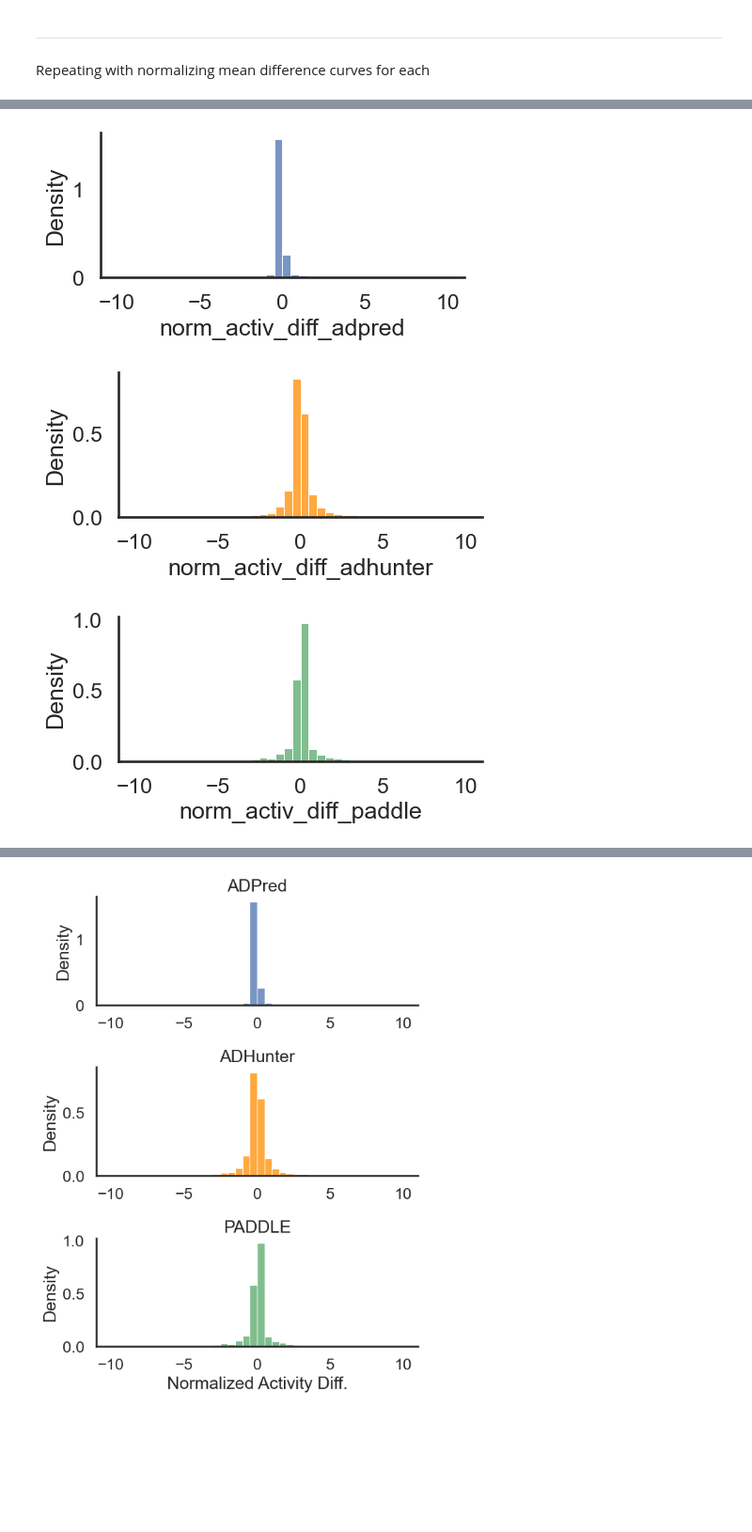
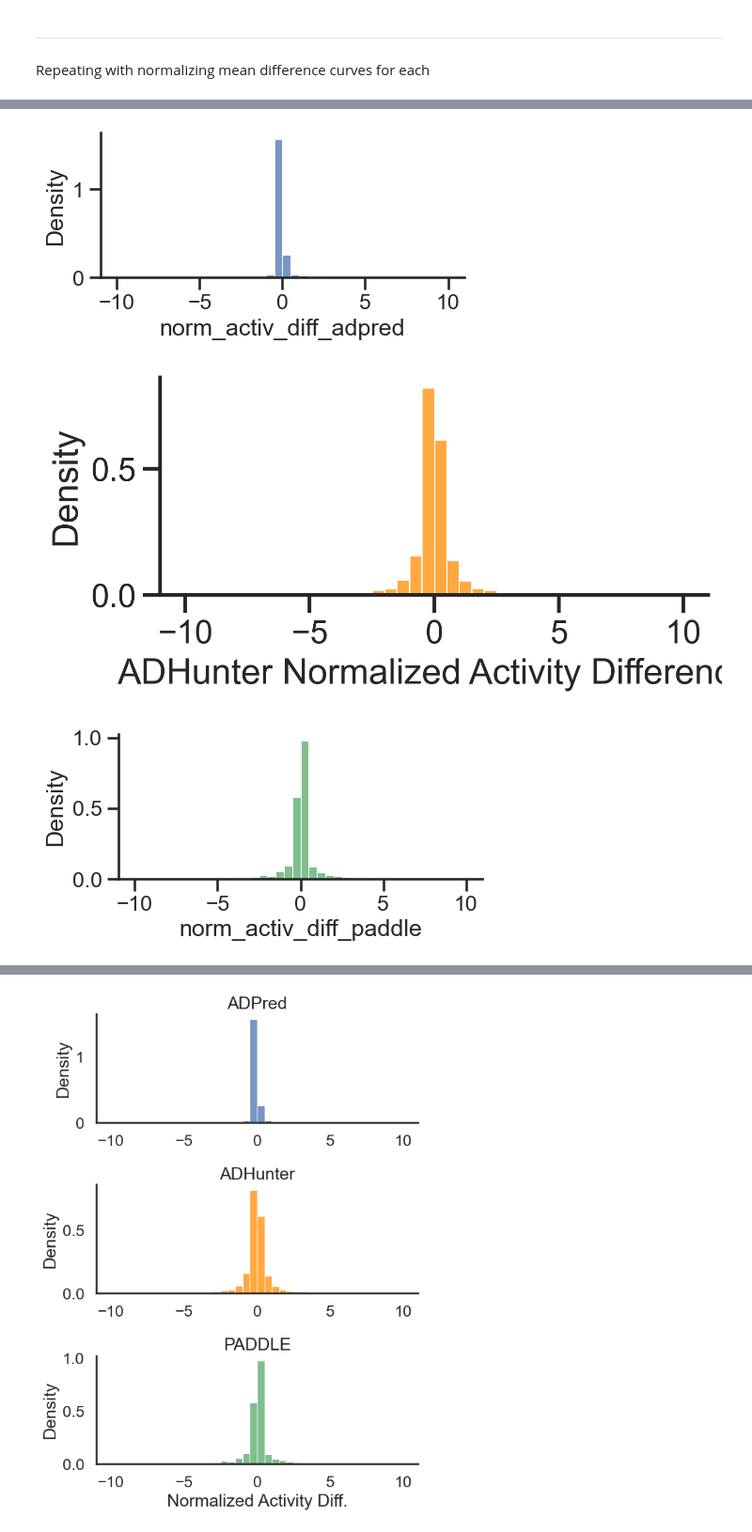
Before and after one commit to sanjanakotha/SFARI, a Jupyter notebook: notebooks/Predictors, continuous approach centered tiles.ipynb, the cells around one changed output, grey strips where cells are left out. Shown at 94% size. Cells and saved outputs as stored; diff of their text form; code cells hidden in the pictures; blank space fills up the shorter version.

```diff
--- a/notebooks/Predictors, continuous approach centered tiles.ipynb
+++ b/notebooks/Predictors, continuous approach centered tiles.ipynb
@@ -1518,18 +1508,19 @@ plt.legend();
 # %%
 plt.figure(figsize=(5,2))
 sns.histplot(adpred_results_summary["norm_activ_diff_adpred"], stat = "density", bins = np.arange(-10, 10.5, 0.5), label = "adpred");
 sns.despine()
 plt.show();
 
-plt.figure(figsize=(5,2))
+plt.figure(figsize=(5,2), dpi = 300)
 sns.histplot(adhunter_results_summary["norm_activ_diff_adhunter"], stat = "density", color = "darkorange", bins = np.arange(-10, 10.5, 0.5), label = "adhunter");
+plt.xlabel("ADHunter Normalized Activity Difference")
 sns.despine()
 plt.show();
 
 plt.figure(figsize=(5,2))
 sns.histplot(paddle_results_summary["norm_activ_diff_paddle"], stat = "density", color = "g", bins = np.arange(-10, 10.5, 0.5), label = "paddle");
 sns.despine()
 # %% [output]
-[figure, old version]
+[figure, new version]
-[figure, old version]
+[figure, new version]
-[figure, old version]
+[figure, new version]
```
Also changed, not shown: parts of 45 cells of this notebook, 8 other files.
